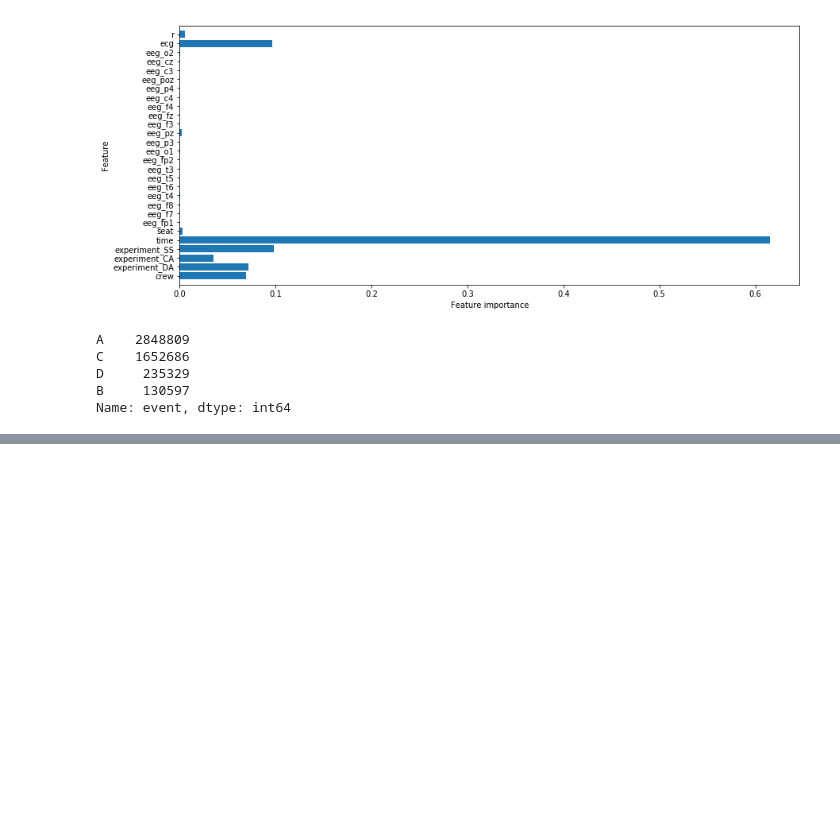
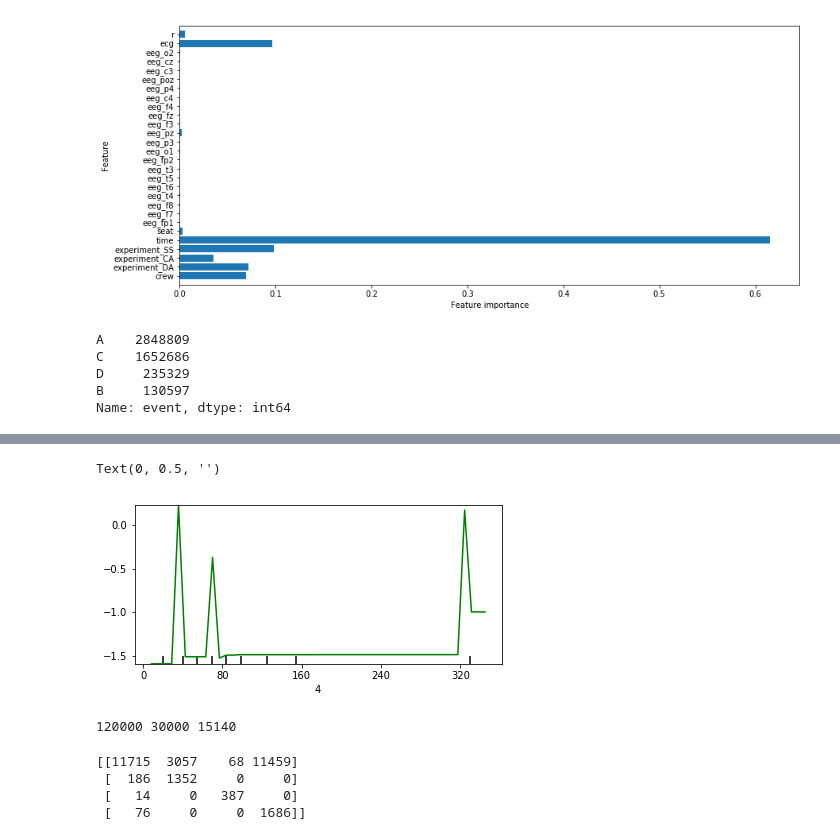
Before and after one commit to Saranyanv/test, a Jupyter notebook: Reducing Commercial Aviation Fatalities.ipynb, the cells around one changed output, grey strips where cells are left out. Cells and saved outputs as stored; diff of their text form; code cells hidden in the pictures; blank space fills up the shorter version.

```diff
--- a/Reducing Commercial Aviation Fatalities.ipynb
+++ b/Reducing Commercial Aviation Fatalities.ipynb
@@ -229,0 +252,15 @@ Randforest_scores.mean()
+# %%
+plot_partial_dependence(rand_clf1,
+                               #features=[0,1,2,3,4,5,6,7,8,9,10,11,12,13,14,15,16,17,18,19,20,21,22,23,24,25,26,27],
+                               features=[4],
+                               X=X_train,
+                               #feature_names=['crew', 'experiment_DA', 'experiment_CA', 'experiment_SS', 'time', 'seat', 'eeg_fp1', 'eeg_f7', 'eeg_f8', 'eeg_t4', 'eeg_t6', 'eeg_t5', 'eeg_t3', 'eeg_fp2', 'eeg_o1', 'eeg_p3', 'eeg_pz', 'eeg_f3', 'eeg_fz', 'eeg_f4', 'eeg_c4', 'eeg_p4', 'eeg_poz', 'eeg_c3', 'eeg_cz', 'eeg_o2', 'ecg', 'r'],
+                               #feature_names=['time'],
+                               n_jobs=3,
+                               grid_resolution=50,
+                               label='D'
+                              )
+plt.ylabel('')
+# %% [output]
+Text(0, 0.5, '')
+[figure, added]
@@ -229,0 +271,19 @@ Randforest_scores.mean()
+# %%
+for train_index, test_index in cv.split(X, y):
+  #print("TRAIN:", train_index, "TEST:", test_index)
+  X_train, y_train = X.iloc[train_index], y.iloc[train_index]
+  X_test, y_test = X.iloc[test_index], y.iloc[test_index]
+  gnb_clf1.fit(X_train, y_train)
+  #scr=rand_clf1.score(X_test, y_test, sample_weight=None)
+  acc_scr=accuracy_score(y_test, gnb_clf1.predict(X_test), normalize=False)
+  print (len(train_index), len(test_index), acc_scr)
+  #print (rand_clf.predict(X_test))
+# %% [output]
+120000 30000 15140
+# %%
+print (confusion_matrix(y_test, gnb_clf1.predict(X_test), labels=['A','B','C','D']))
+# %% [output]
+[[11715  3057    68 11459]
+ [  186  1352     0     0]
+ [   14     0   387     0]
+ [   76     0     0  1686]]
```
Also changed, not shown: parts of 9 cells of this notebook.
